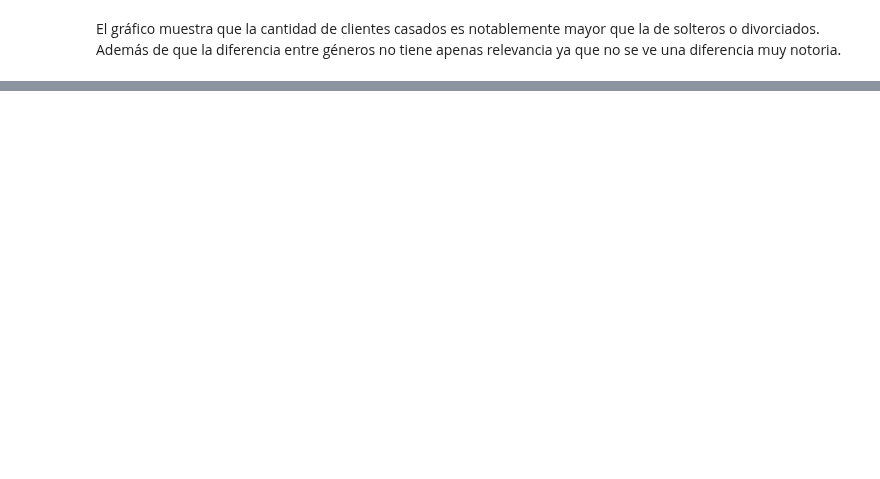
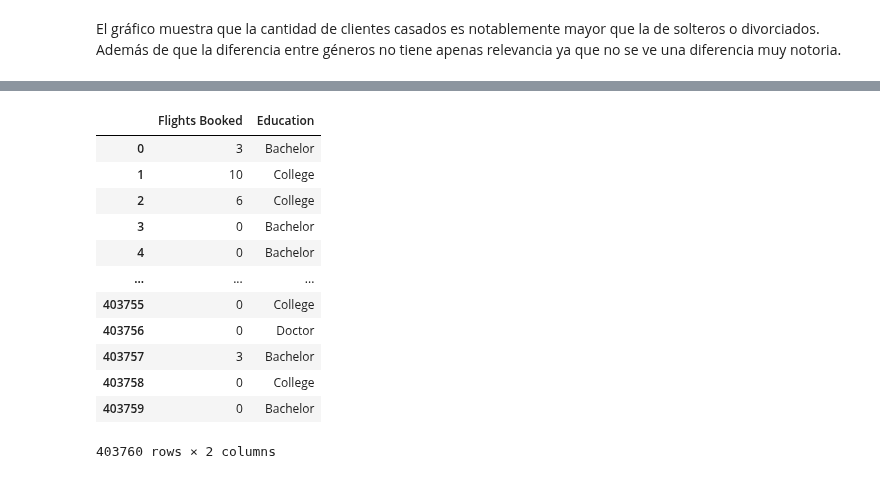
Before and after one commit to Adalab/bda-modulo-3-evaluacion-final-lucia18nozal, a Jupyter notebook: Ejercicio_Evaluacion_Modulo_3_LuciaNozal.ipynb, the cells around one changed output, grey strips where cells are left out. Cells and saved outputs as stored; diff of their text form; code cells hidden in the pictures; blank space fills up the shorter version.

```diff
--- a/Ejercicio_Evaluacion_Modulo_3_LuciaNozal.ipynb
+++ b/Ejercicio_Evaluacion_Modulo_3_LuciaNozal.ipynb
@@ -442,0 +456,18 @@ El gráfico muestra que la cantidad de clientes casados es notablemente mayor qu
+# %%
+# Filtrar datos relevantes para la prueba de hipótesis.
+educacion_vuelos = data_combinado[['Flights Booked', 'Education']]
+educacion_vuelos
+# %% [output]
+|  | Flights Booked | Education |
+| 0 | 3 | Bachelor |
+| 1 | 10 | College |
+| 2 | 6 | College |
+| 3 | 0 | Bachelor |
+| 4 | 0 | Bachelor |
+| ... | ... | ... |
+| 403755 | 0 | College |
+| 403756 | 0 | Doctor |
+| 403757 | 3 | Bachelor |
+| 403758 | 0 | College |
+| 403759 | 0 | Bachelor |
+403760 rows × 2 columns
```
Also changed, not shown: parts of 8 cells of this notebook, 7 other files.
